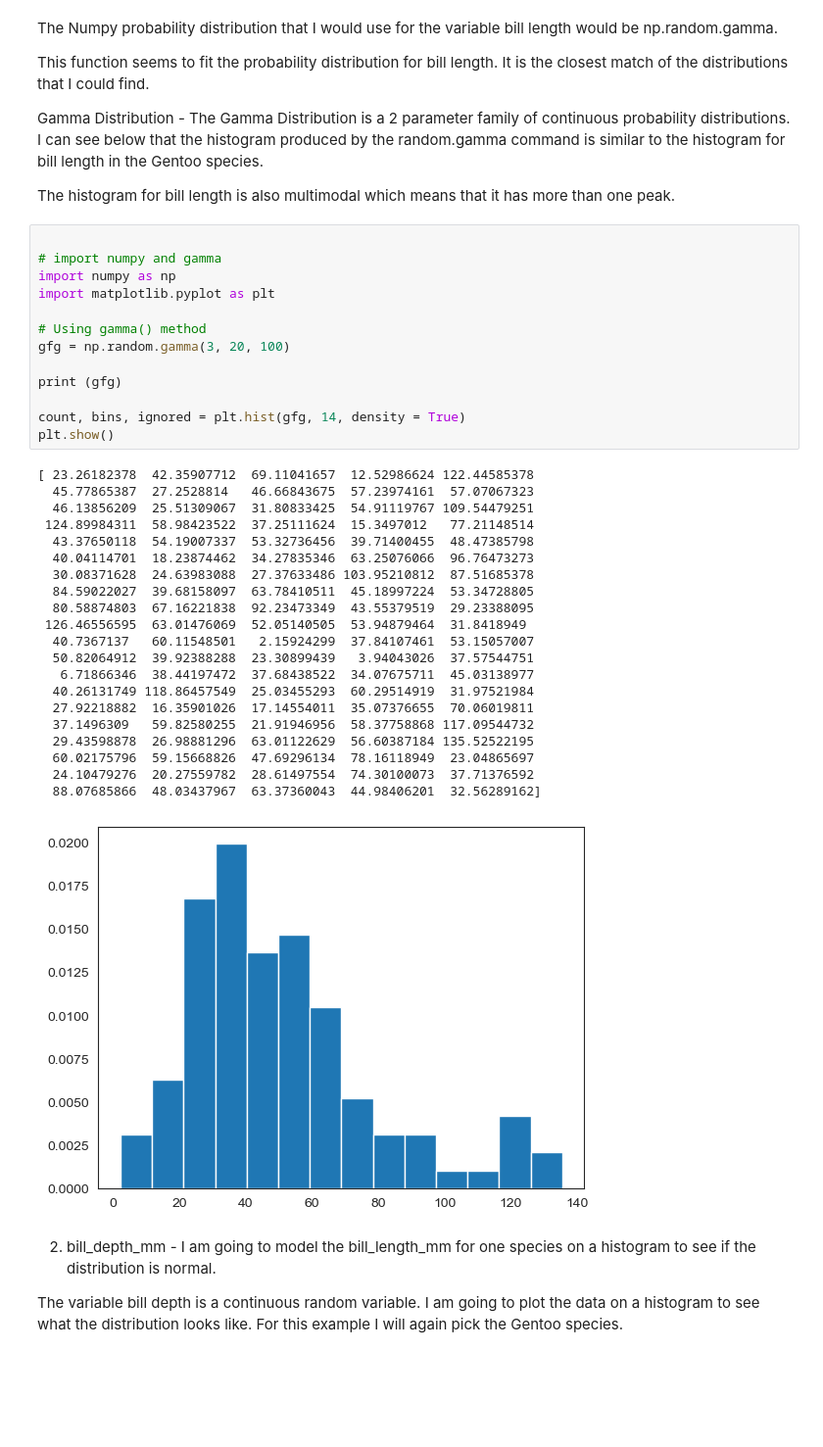
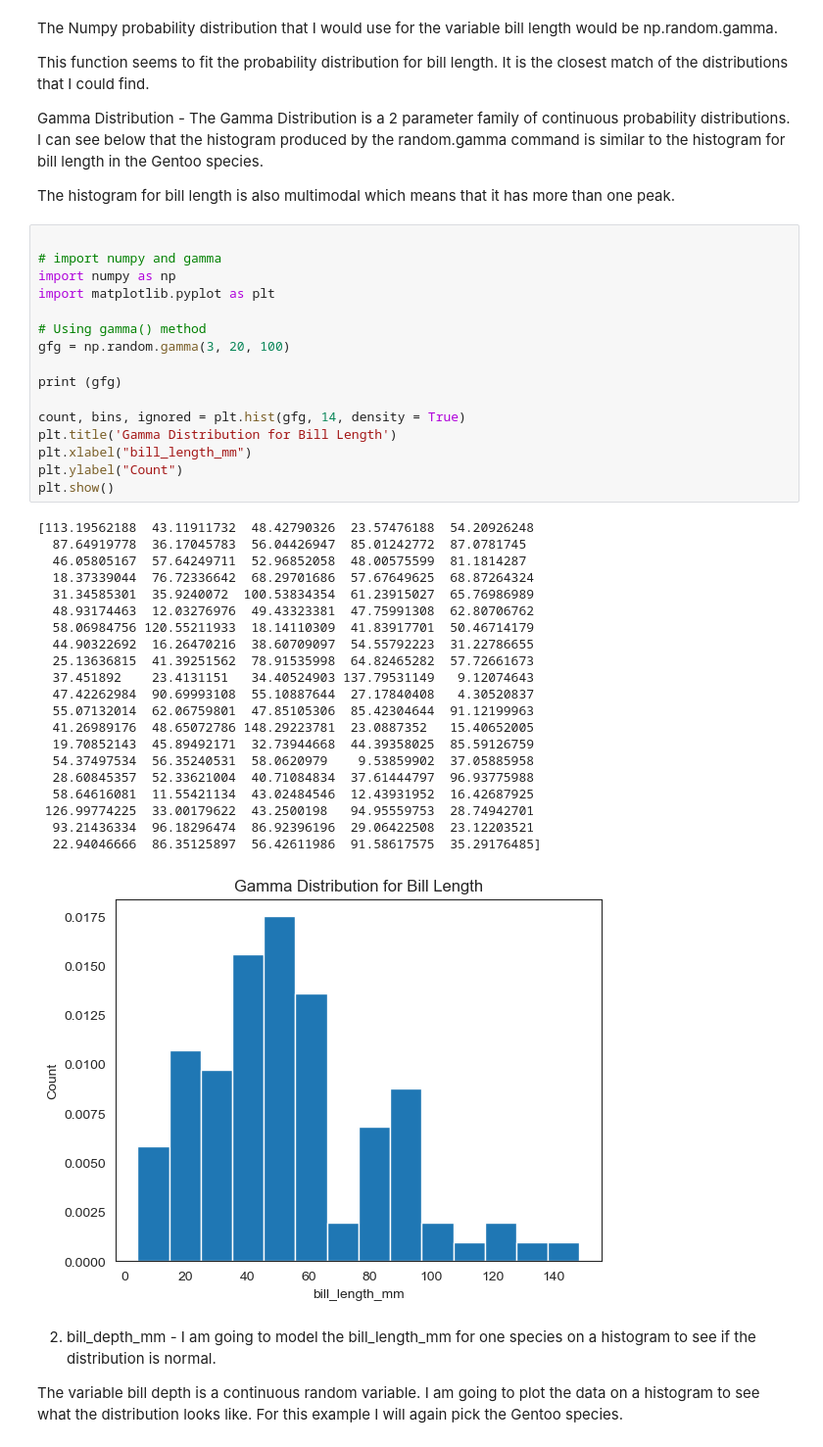
Before and after one commit to AudeAllen/Fundamentals-of-Data-Analysis---Tasks-and-Project, a Jupyter notebook: tasks.ipynb, the cells around one changed output. Shown at 98% size. Cells and saved outputs as stored; diff of their text form; blank space fills up the shorter version.

```diff
--- a/tasks.ipynb
+++ b/tasks.ipynb
@@ -593,38 +593,41 @@ The histogram for bill length is also multimodal which means that it has more th
 # %%
 
 # import numpy and gamma
 import numpy as np
 import matplotlib.pyplot as plt
 
 # Using gamma() method
 gfg = np.random.gamma(3, 20, 100)
 
 print (gfg)
 
 count, bins, ignored = plt.hist(gfg, 14, density = True)
+plt.title('Gamma Distribution for Bill Length')
+plt.xlabel("bill_length_mm")
+plt.ylabel("Count")
 plt.show()
 # %% [output]
-[ 23.26182378  42.35907712  69.11041657  12.52986624 122.44585378
-  45.77865387  27.2528814   46.66843675  57.23974161  57.07067323
-  46.13856209  25.51309067  31.80833425  54.91119767 109.54479251
- 124.89984311  58.98423522  37.25111624  15.3497012   77.21148514
-  43.37650118  54.19007337  53.32736456  39.71400455  48.47385798
-  40.04114701  18.23874462  34.27835346  63.25076066  96.76473273
-  30.08371628  24.63983088  27.37633486 103.95210812  87.51685378
-  84.59022027  39.68158097  63.78410511  45.18997224  53.34728805
-  80.58874803  67.16221838  92.23473349  43.55379519  29.23388095
- 126.46556595  63.01476069  52.05140505  53.94879464  31.8418949
-  40.7367137   60.11548501   2.15924299  37.84107461  53.15057007
-  50.82064912  39.92388288  23.30899439   3.94043026  37.57544751
-   6.71866346  38.44197472  37.68438522  34.07675711  45.03138977
-  40.26131749 118.86457549  25.03455293  60.29514919  31.97521984
-  27.92218882  16.35901026  17.14554011  35.07376655  70.06019811
-  37.1496309   59.82580255  21.91946956  58.37758868 117.09544732
-  29.43598878  26.98881296  63.01122629  56.60387184 135.52522195
-  60.02175796  59.15668826  47.69296134  78.16118949  23.04865697
-  24.10479276  20.27559782  28.61497554  74.30100073  37.71376592
-  88.07685866  48.03437967  63.37360043  44.98406201  32.56289162]
+[113.19562188  43.11911732  48.42790326  23.57476188  54.20926248
+  87.64919778  36.17045783  56.04426947  85.01242772  87.0781745
+  46.05805167  57.64249711  52.96852058  48.00575599  81.1814287
+  18.37339044  76.72336642  68.29701686  57.67649625  68.87264324
+  31.34585301  35.9240072  100.53834354  61.23915027  65.76986989
+  48.93174463  12.03276976  49.43323381  47.75991308  62.80706762
+  58.06984756 120.55211933  18.14110309  41.83917701  50.46714179
+  44.90322692  16.26470216  38.60709097  54.55792223  31.22786655
+  25.13636815  41.39251562  78.91535998  64.82465282  57.72661673
+  37.451892    23.4131151   34.40524903 137.79531149   9.12074643
+  47.42262984  90.69993108  55.10887644  27.17840408   4.30520837
+  55.07132014  62.06759801  47.85105306  85.42304644  91.12199963
+  41.26989176  48.65072786 148.29223781  23.0887352   15.40652005
+  19.70852143  45.89492171  32.73944668  44.39358025  85.59126759
+  54.37497534  56.35240531  58.0620979    9.53859902  37.05885958
+  28.60845357  52.33621004  40.71084834  37.61444797  96.93775988
+  58.64616081  11.55421134  43.02484546  12.43931952  16.42687925
+ 126.99774225  33.00179622  43.2500198   94.95559753  28.74942701
+  93.21436334  96.18296474  86.92396196  29.06422508  23.12203521
+  22.94046666  86.35125897  56.42611986  91.58617575  35.29176485]
-[figure, old version]
+[figure, new version]
 # %% [markdown]
 2. bill_depth_mm - I am going to model the bill_length_mm for one species on a histogram to see if the distribution is normal.
 
```
Also changed, not shown: parts of 19 cells of this notebook, 6 other files.
